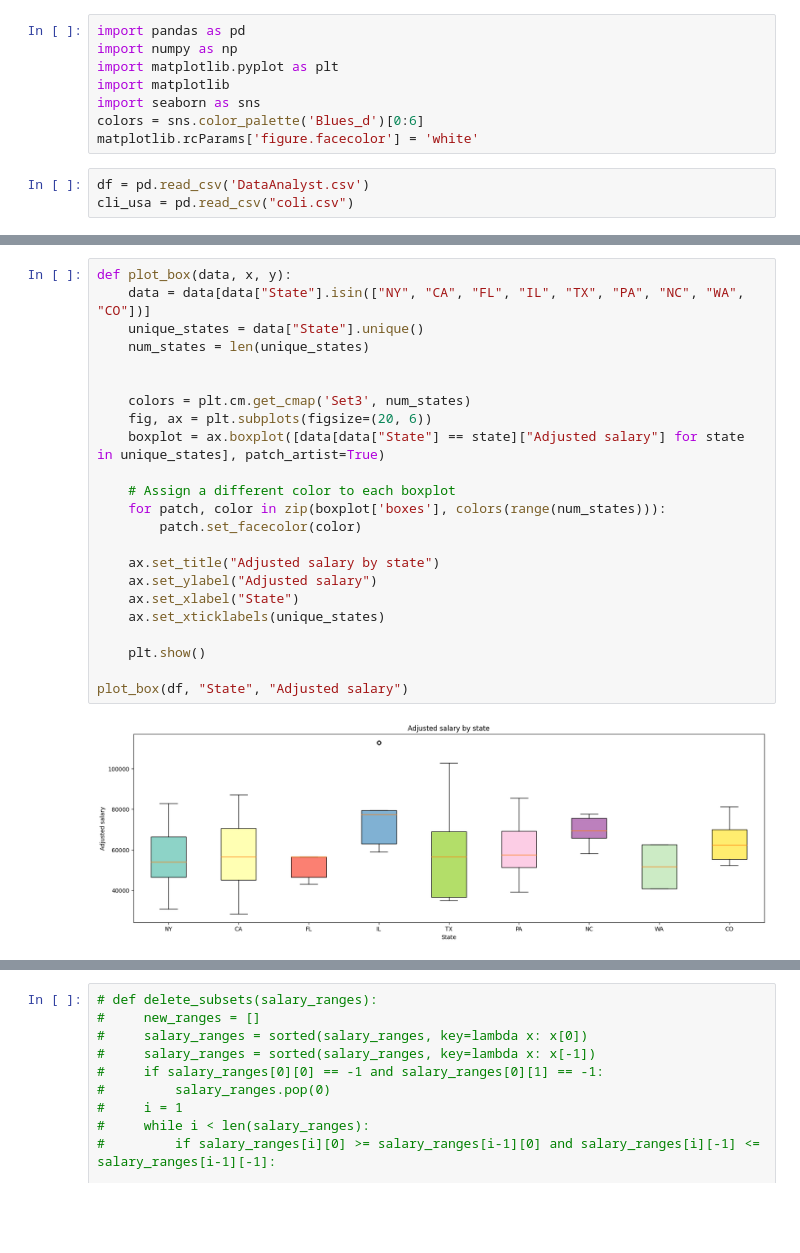
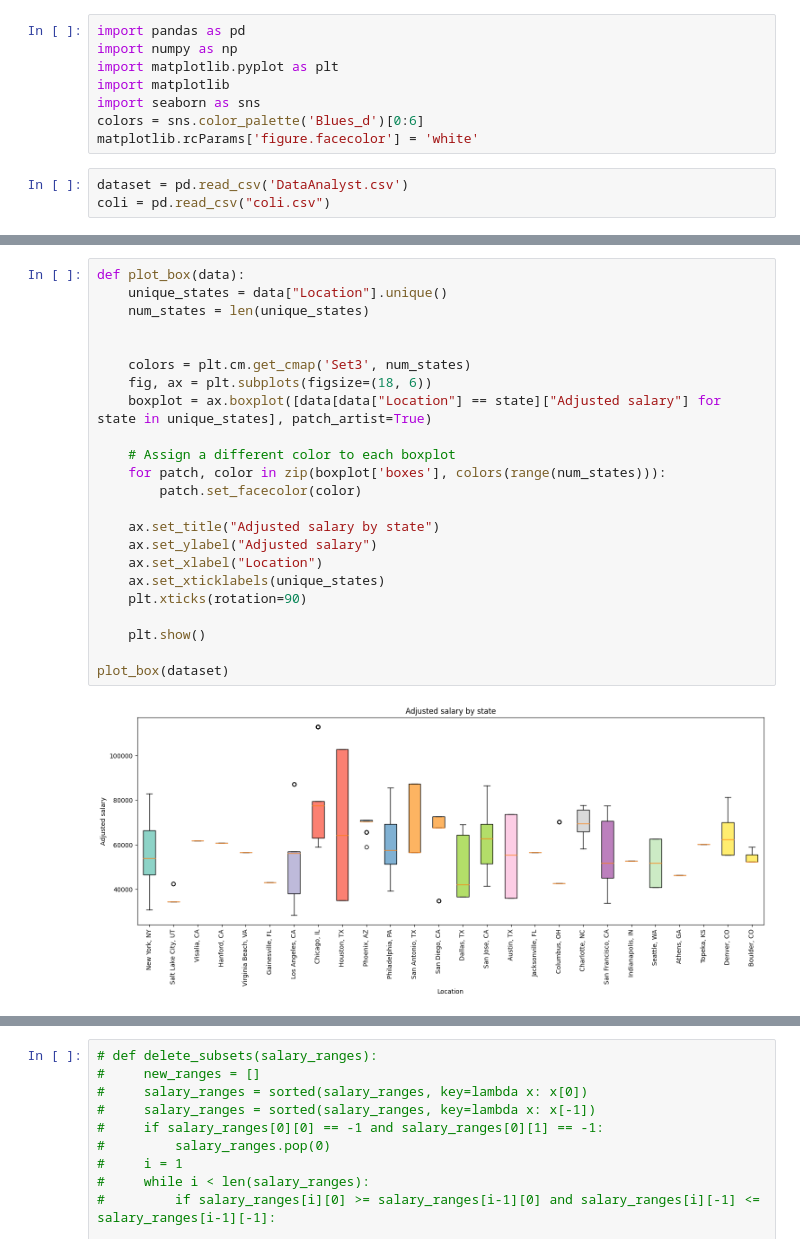
Before and after one commit to damla-jpg/brane-data-analyst-jobs, a Jupyter notebook: data_exploration.ipynb, the cells around one changed output, grey strips where cells are left out. Drawn from its saved outputs; the diff is of its cells as text; blank space fills up the shorter version.

Commit message:
changed state to location, added rating and type

```diff
--- a/data_exploration.ipynb
+++ b/data_exploration.ipynb
@@ -9,5 +9,5 @@ import seaborn as sns
 colors = sns.color_palette('Blues_d')[0:6]
 matplotlib.rcParams['figure.facecolor'] = 'white'
 # %%
-df = pd.read_csv('DataAnalyst.csv')
-cli_usa = pd.read_csv("coli.csv")
+dataset = pd.read_csv('DataAnalyst.csv')
+coli = pd.read_csv("coli.csv")
@@ -96,27 +93,27 @@ df
 # %%
-def plot_box(data, x, y):
-    data = data[data["State"].isin(["NY", "CA", "FL", "IL", "TX", "PA", "NC", "WA", "CO"])]
-    unique_states = data["State"].unique()
+def plot_box(data):
+    unique_states = data["Location"].unique()
     num_states = len(unique_states)
 
 
     colors = plt.cm.get_cmap('Set3', num_states)
-    fig, ax = plt.subplots(figsize=(20, 6))
-    boxplot = ax.boxplot([data[data["State"] == state]["Adjusted salary"] for state in unique_states], patch_artist=True)
+    fig, ax = plt.subplots(figsize=(18, 6))
+    boxplot = ax.boxplot([data[data["Location"] == state]["Adjusted salary"] for state in unique_states], patch_artist=True)
 
     # Assign a different color to each boxplot
     for patch, color in zip(boxplot['boxes'], colors(range(num_states))):
         patch.set_facecolor(color)
 
     ax.set_title("Adjusted salary by state")
     ax.set_ylabel("Adjusted salary")
-    ax.set_xlabel("State")
+    ax.set_xlabel("Location")
     ax.set_xticklabels(unique_states)
+    plt.xticks(rotation=90)
 
     plt.show()
 
-plot_box(df, "State", "Adjusted salary")
+plot_box(dataset)
 # %% [output]
-[figure, old version]
+[figure, new version]
 # %%
 # get the average rating for each state
```
Also changed, not shown: parts of 7 cells of this notebook, 5 other files.
